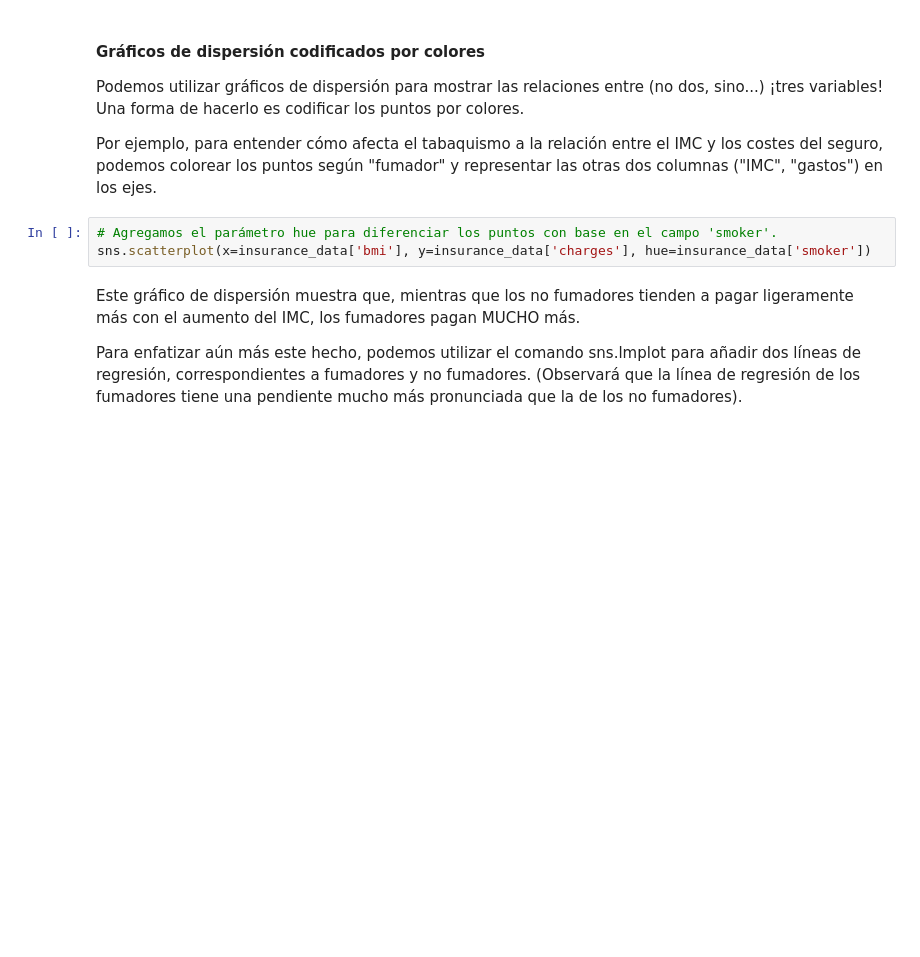
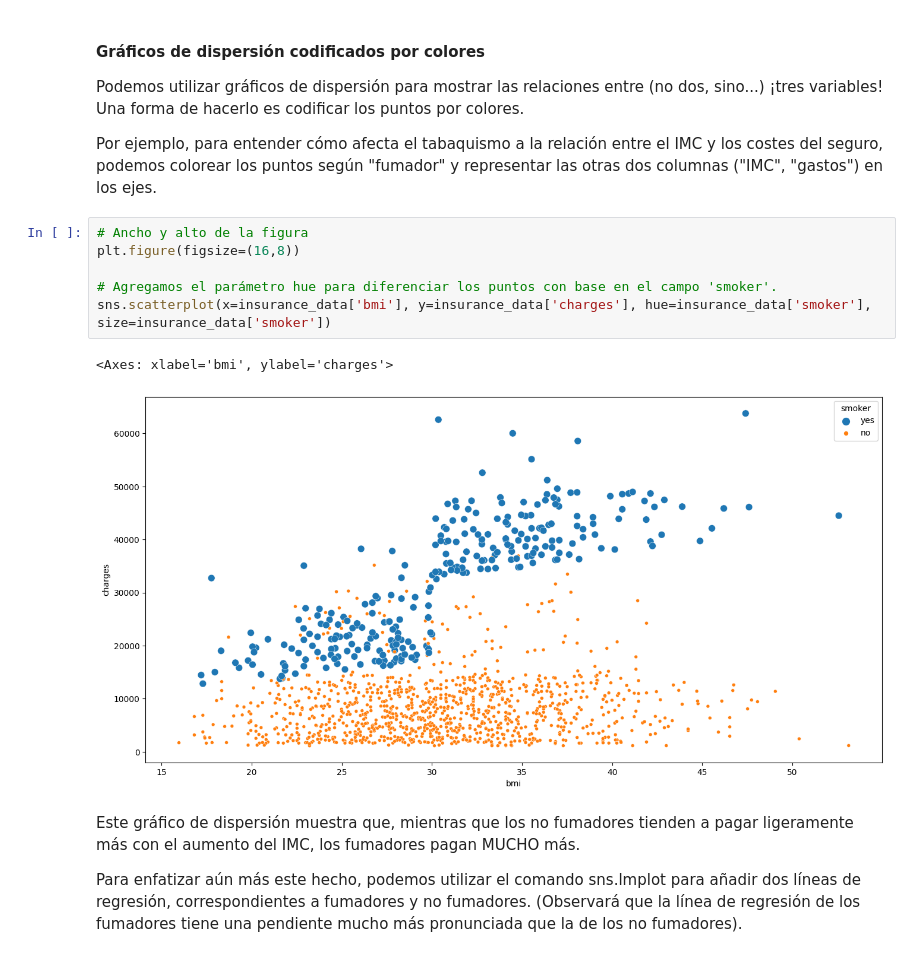
Before and after one commit to vbatiz/intro-python, a Jupyter notebook: notebooks/IntroPython_06.ipynb, the cells around one changed output. Saved outputs shown, nothing was run; the diff lists cells and outputs as text; blank space fills up the shorter version.

```diff
--- a/notebooks/IntroPython_06.ipynb
+++ b/notebooks/IntroPython_06.ipynb
@@ -209,8 +307,14 @@ Podemos utilizar gráficos de dispersión para mostrar las relaciones entre (no
 
 Por ejemplo, para entender cómo afecta el tabaquismo a la relación entre el IMC y los costes del seguro, podemos colorear los puntos según "fumador" y representar las otras dos columnas ("IMC", "gastos") en los ejes.
 # %%
+# Ancho y alto de la figura
+plt.figure(figsize=(16,8))
+
 # Agregamos el parámetro hue para diferenciar los puntos con base en el campo 'smoker'.
-sns.scatterplot(x=insurance_data['bmi'], y=insurance_data['charges'], hue=insurance_data['smoker'])
+sns.scatterplot(x=insurance_data['bmi'], y=insurance_data['charges'], hue=insurance_data['smoker'], size=insurance_data['smoker'])
+# %% [output]
+<Axes: xlabel='bmi', ylabel='charges'>
+[figure, added]
 # %% [markdown]
 Este gráfico de dispersión muestra que, mientras que los no fumadores tienden a pagar ligeramente más con el aumento del IMC, los fumadores pagan MUCHO más.
 
```
Also changed, not shown: parts of 26 cells of this notebook.
